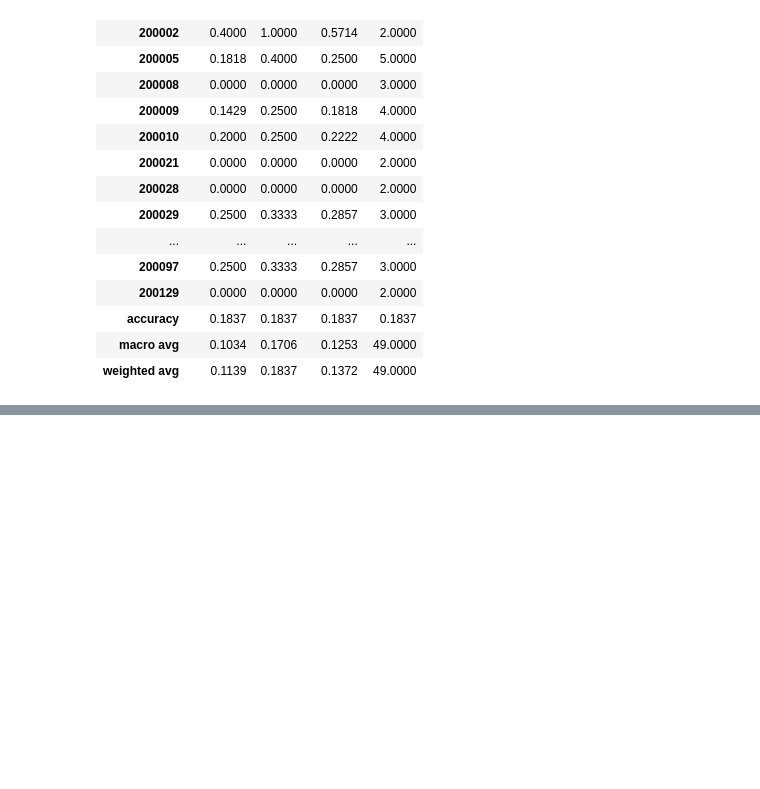
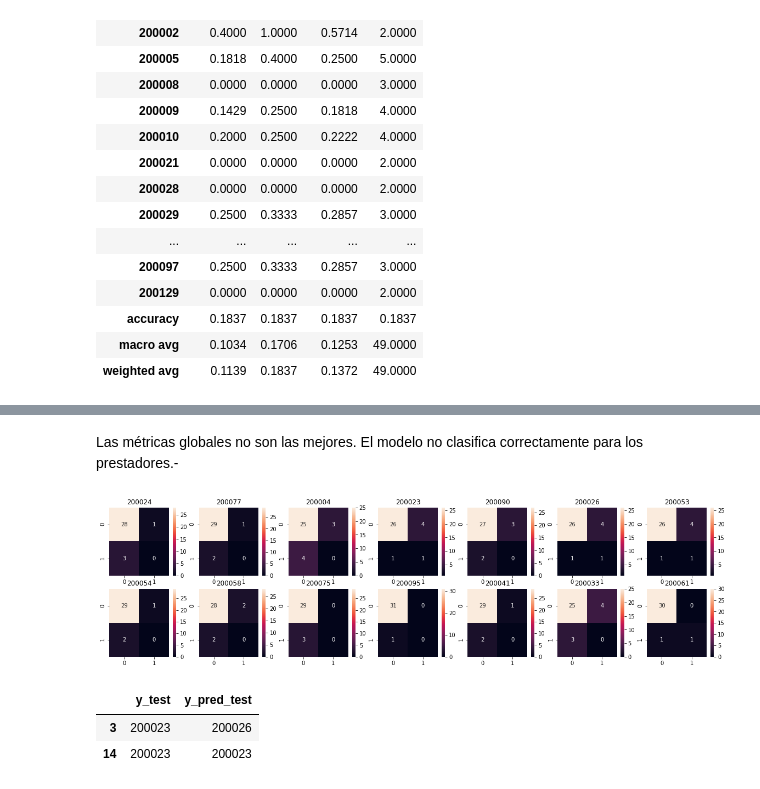
Before and after one commit to JuanMajul/Mentoria_DiploDatos2021, a Jupyter notebook: Notebooks/Practico_4.ipynb, the cells around one changed output, grey strips where cells are left out. Saved outputs shown, nothing was run; the diff lists cells and outputs as text; code cells hidden in the pictures; blank space fills up the shorter version.

```diff
--- a/Notebooks/Practico_4.ipynb
+++ b/Notebooks/Practico_4.ipynb
@@ -536,0 +602,12 @@ TypeError: Singleton array 14 cannot be considered a valid collection.
+# %%
+for name, (model, params) in models_parameters.items():
+
+    model_to_set = OneVsRestClassifier(model)
+
+    gs=GridSearchCV(model_to_set,params,n_jobs=-1,cv=5,scoring='f1_macro')
+
+    gs.fit(X_train,y_train)
+
+    print(name)
+    print(gs.best_score_)
+    print(gs.best_params_)
@@ -536,0 +628,6 @@ TypeError: Singleton array 14 cannot be considered a valid collection.
+# %%
+best_model = RandomForestClassifier(criterion= 'gini', max_depth=15, n_estimators=100,random_state=42)
+
+model_to_set = OneVsRestClassifier(best_model)
+
+model_to_set.fit(X_train,y_train)
@@ -536,0 +637,3 @@ TypeError: Singleton array 14 cannot be considered a valid collection.
+# %%
+y_pred_train=model_to_set.predict(X_train)
+y_pred_test=model_to_set.predict(X_test)
@@ -536,0 +663,30 @@ TypeError: Singleton array 14 cannot be considered a valid collection.
+# %% [markdown]
+Las métricas globales no son las mejores. El modelo no clasifica correctamente para los prestadores.-
+# %%
+from sklearn.metrics import multilabel_confusion_matrix
+
+cms = multilabel_confusion_matrix(y_test,y_pred_test,labels=y_test.unique())
+# %%
+fig,axs=plt.subplots(nrows=2,ncols=7,figsize=(20,5))
+
+j=0
+i=0
+
+for cm in range(0,len(cms),1):
+
+    sns.heatmap(cms[cm],annot=True,ax=axs[i,j])
+    axs[i,j].set_title(y_test.unique()[cm])
+
+    j=j+1
+
+    if j==7:
+        j=0
+        i=i+1
+# %% [output]
+[figure, added]
+# %%
+predicciones_nutricion[predicciones_nutricion.y_test==200023]
+# %% [output]
+|  | y_test | y_pred_test |
+| 3 | 200023 | 200026 |
+| 14 | 200023 | 200023 |
```
Also changed, not shown: parts of 58 cells of this notebook.
